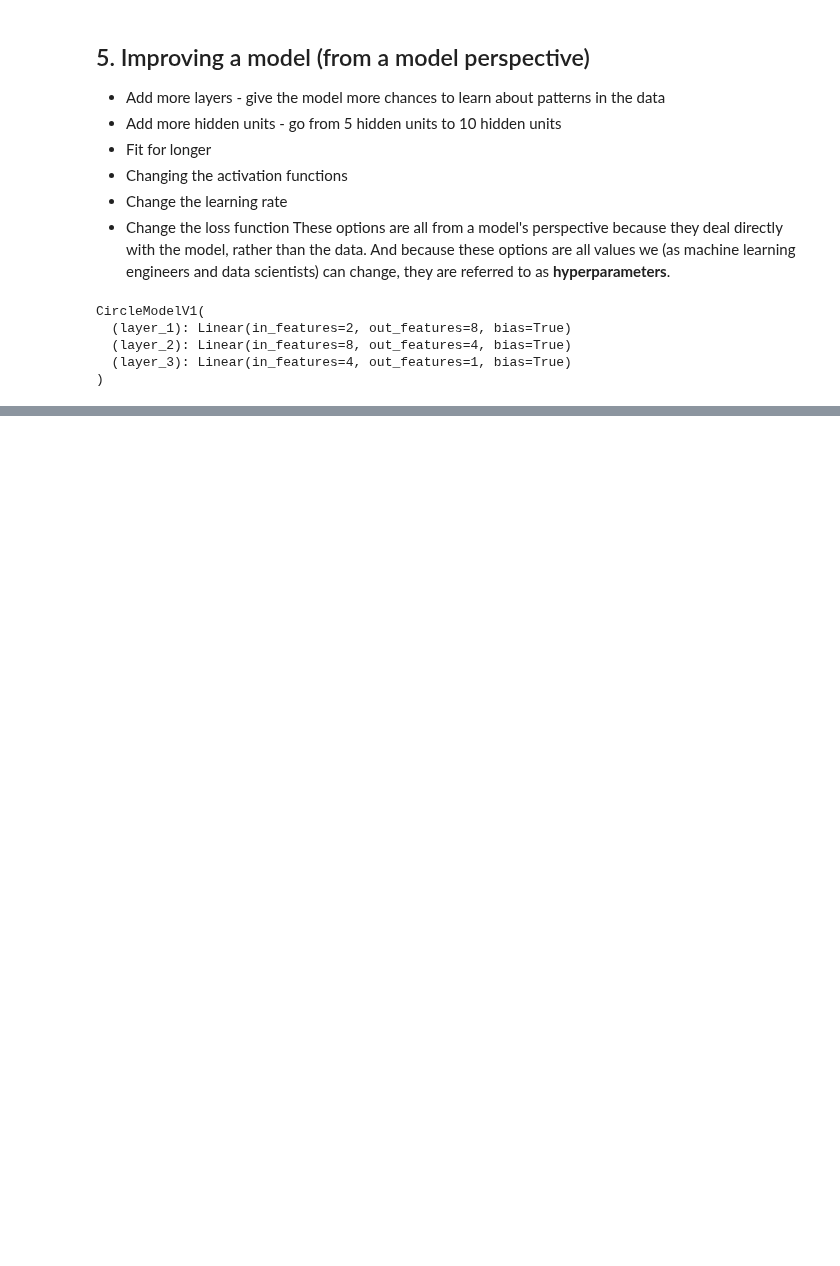
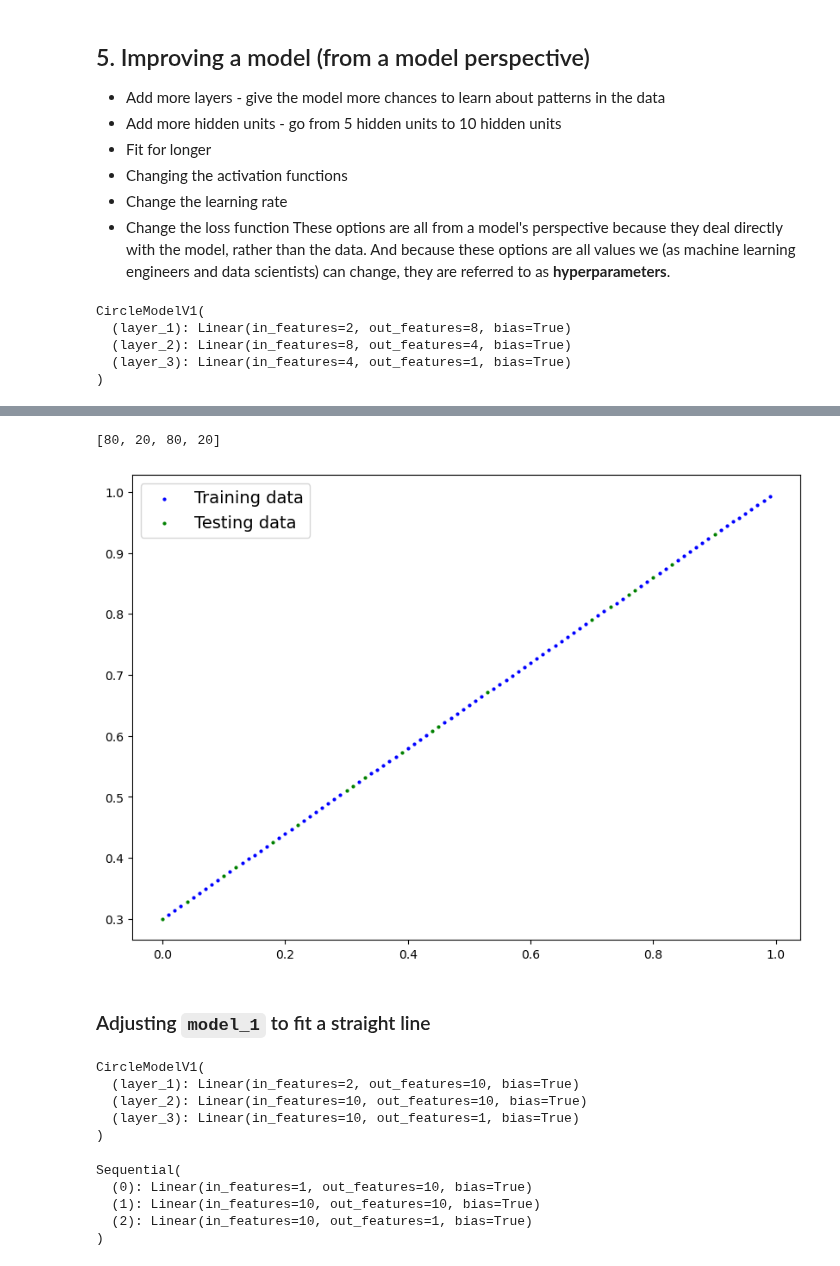
Before and after one commit to ridamansour/PyTorchLearning, a Jupyter notebook: 02_pytorch_classification.ipynb, the cells around one changed output, grey strips where cells are left out. Drawn from its saved outputs; the diff is of its cells as text; code cells hidden in the pictures; blank space fills up the shorter version.

```diff
--- a/02_pytorch_classification.ipynb
+++ b/02_pytorch_classification.ipynb
@@ -590,2 +592,14 @@ One way to troubleshoot to a larger problem is to test out a smaller problem.
 # %%
-# Skiiip... already done with ReLU
+# Create some data (same as notebook 01)
+weight = 0.7
+bias = 0.3
+start = 0
+end = 1
+step = 0.01
+
+# Create data
+X_regression = torch.arange(start, end, step).unsqueeze(1).to(device)
+y_regression = weight * X_regression + bias
+
+print(len(X_regression))
+X_regression[:5], y_regression[:5]
@@ -591,0 +618,57 @@ One way to troubleshoot to a larger problem is to test out a smaller problem.
+# %%
+# Create train and test split
+X_train_regression, X_test_regression, y_train_regression, y_test_regression = train_test_split(X_regression, y_regression, test_size=0.2, random_state=42)
+
+# Check the lengths of each
+list(map(len, [X_train_regression, X_test_regression, y_train_regression, y_test_regression]))
+# %% [output]
+[80, 20, 80, 20]
+# %%
+plot_predictions(train_data=X_train_regression,
+                 train_labels=y_train_regression,
+                 test_data=X_test_regression,
+                 test_labels=y_test_regression)
+# %% [output]
+[figure, added]
+# %% [markdown]
+### Adjusting `model_1` to fit a straight line
+# %%
+class CircleModelV1(nn.Module):
+    def __init__(self):
+        super().__init__()
+        self.layer_1 = nn.Linear(in_features=2, out_features=10)
+        self.layer_2 = nn.Linear(in_features=10, out_features=10) # extra layer
+        self.layer_3 = nn.Linear(in_features=10, out_features=1)
+
+    def forward(self, x): # note: always make sure forward is spelt correctly!
+        # Creating a model like this is the same as below, though below
+        # generally benefits from speedups where possible.
+        # z = self.layer_1(x)
+        # z = self.layer_2(z)
+        # z = self.layer_3(z)
+        # return z
+        return self.layer_3(self.layer_2(self.layer_1(x)))
+
+model_1 = CircleModelV1().to(device)
+model_1
+# %% [output]
+CircleModelV1(
+  (layer_1): Linear(in_features=2, out_features=10, bias=True)
+  (layer_2): Linear(in_features=10, out_features=10, bias=True)
+  (layer_3): Linear(in_features=10, out_features=1, bias=True)
+)
+# %%
+# Same architecture as model_1 (but using nn.Sequential())
+model_2 = nn.Sequential(
+    nn.Linear(in_features=1, out_features=10),
+    nn.Linear(in_features=10, out_features=10),
+    nn.Linear(in_features=10, out_features=1)
+).to(device)
+
+model_2
+# %% [output]
+Sequential(
+  (0): Linear(in_features=1, out_features=10, bias=True)
+  (1): Linear(in_features=10, out_features=10, bias=True)
+  (2): Linear(in_features=10, out_features=1, bias=True)
+)
```
Also changed, not shown: parts of 56 cells of this notebook, 1 other file.
